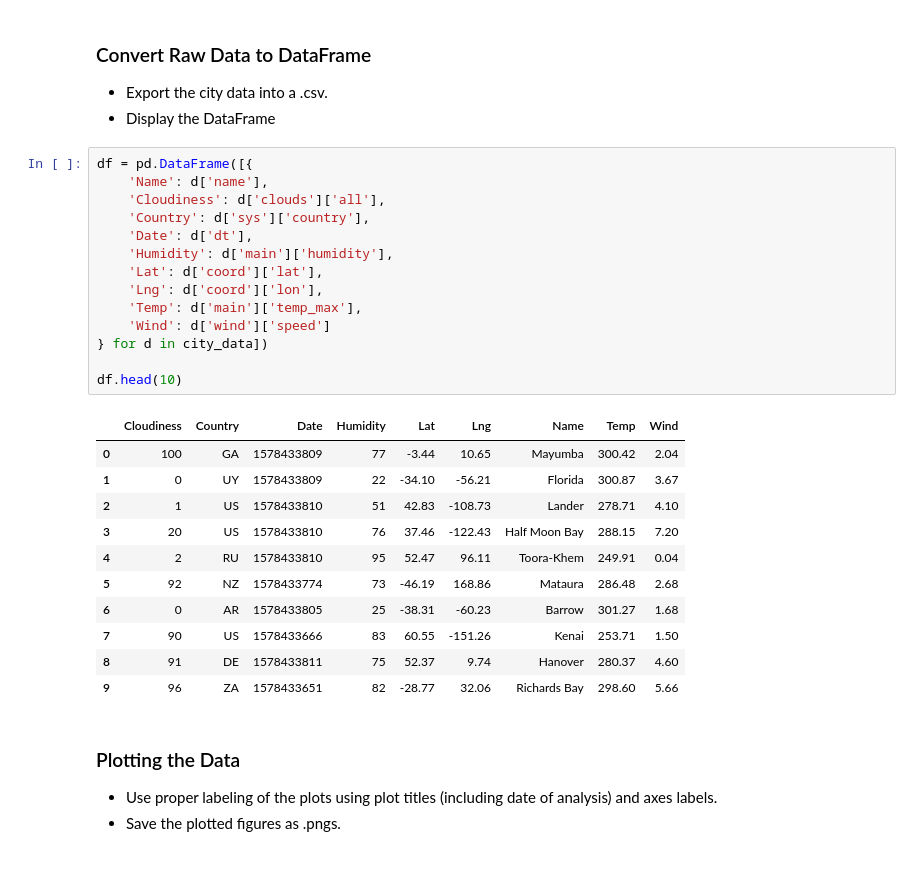
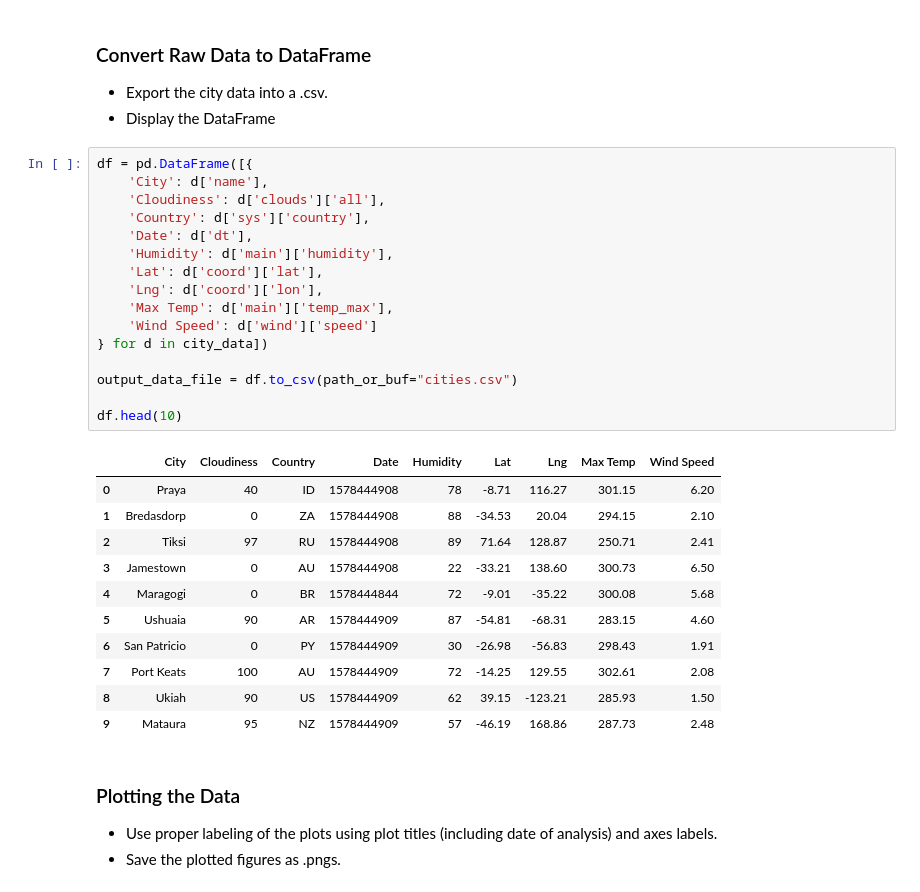
Before and after one commit to jdaltuvec/python-api-challenge, a Jupyter notebook: WeatherPy/WeatherPy.ipynb, the cells around one changed output. Drawn from its saved outputs; the diff is of its cells as text.

```diff
--- a/WeatherPy/WeatherPy.ipynb
+++ b/WeatherPy/WeatherPy.ipynb
@@ -110,30 +110,32 @@ Data Retrieval Complete
 * Display the DataFrame
 # %%
 df = pd.DataFrame([{
-    'Name': d['name'],
+    'City': d['name'],
     'Cloudiness': d['clouds']['all'],
     'Country': d['sys']['country'],
     'Date': d['dt'],
     'Humidity': d['main']['humidity'],
     'Lat': d['coord']['lat'],
     'Lng': d['coord']['lon'],
-    'Temp': d['main']['temp_max'],
-    'Wind': d['wind']['speed']
+    'Max Temp': d['main']['temp_max'],
+    'Wind Speed': d['wind']['speed']
 } for d in city_data])
 
+output_data_file = df.to_csv(path_or_buf="cities.csv")
+
 df.head(10)
 # %% [output]
-|  | Cloudiness | Country | Date | Humidity | Lat | Lng | Name | Temp | Wind |
-| 0 | 100 | GA | 1578433809 | 77 | -3.44 | 10.65 | Mayumba | 300.42 | 2.04 |
-| 1 | 0 | UY | 1578433809 | 22 | -34.10 | -56.21 | Florida | 300.87 | 3.67 |
-| 2 | 1 | US | 1578433810 | 51 | 42.83 | -108.73 | Lander | 278.71 | 4.10 |
-| 3 | 20 | US | 1578433810 | 76 | 37.46 | -122.43 | Half Moon Bay | 288.15 | 7.20 |
-| 4 | 2 | RU | 1578433810 | 95 | 52.47 | 96.11 | Toora-Khem | 249.91 | 0.04 |
-| 5 | 92 | NZ | 1578433774 | 73 | -46.19 | 168.86 | Mataura | 286.48 | 2.68 |
-| 6 | 0 | AR | 1578433805 | 25 | -38.31 | -60.23 | Barrow | 301.27 | 1.68 |
-| 7 | 90 | US | 1578433666 | 83 | 60.55 | -151.26 | Kenai | 253.71 | 1.50 |
-| 8 | 91 | DE | 1578433811 | 75 | 52.37 | 9.74 | Hanover | 280.37 | 4.60 |
-| 9 | 96 | ZA | 1578433651 | 82 | -28.77 | 32.06 | Richards Bay | 298.60 | 5.66 |
+|  | City | Cloudiness | Country | Date | Humidity | Lat | Lng | Max Temp | Wind Speed |
+| 0 | Praya | 40 | ID | 1578444908 | 78 | -8.71 | 116.27 | 301.15 | 6.20 |
+| 1 | Bredasdorp | 0 | ZA | 1578444908 | 88 | -34.53 | 20.04 | 294.15 | 2.10 |
+| 2 | Tiksi | 97 | RU | 1578444908 | 89 | 71.64 | 128.87 | 250.71 | 2.41 |
+| 3 | Jamestown | 0 | AU | 1578444908 | 22 | -33.21 | 138.60 | 300.73 | 6.50 |
+| 4 | Maragogi | 0 | BR | 1578444844 | 72 | -9.01 | -35.22 | 300.08 | 5.68 |
+| 5 | Ushuaia | 90 | AR | 1578444909 | 87 | -54.81 | -68.31 | 283.15 | 4.60 |
+| 6 | San Patricio | 0 | PY | 1578444909 | 30 | -26.98 | -56.83 | 298.43 | 1.91 |
+| 7 | Port Keats | 100 | AU | 1578444909 | 72 | -14.25 | 129.55 | 302.61 | 2.08 |
+| 8 | Ukiah | 90 | US | 1578444909 | 62 | 39.15 | -123.21 | 285.93 | 1.50 |
+| 9 | Mataura | 95 | NZ | 1578444909 | 57 | -46.19 | 168.86 | 287.73 | 2.48 |
 # %% [markdown]
 ### Plotting the Data
 * Use proper labeling of the plots using plot titles (including date of analysis) and axes labels.
```
Also changed, not shown: parts of 7 cells of this notebook, 6 other files.
